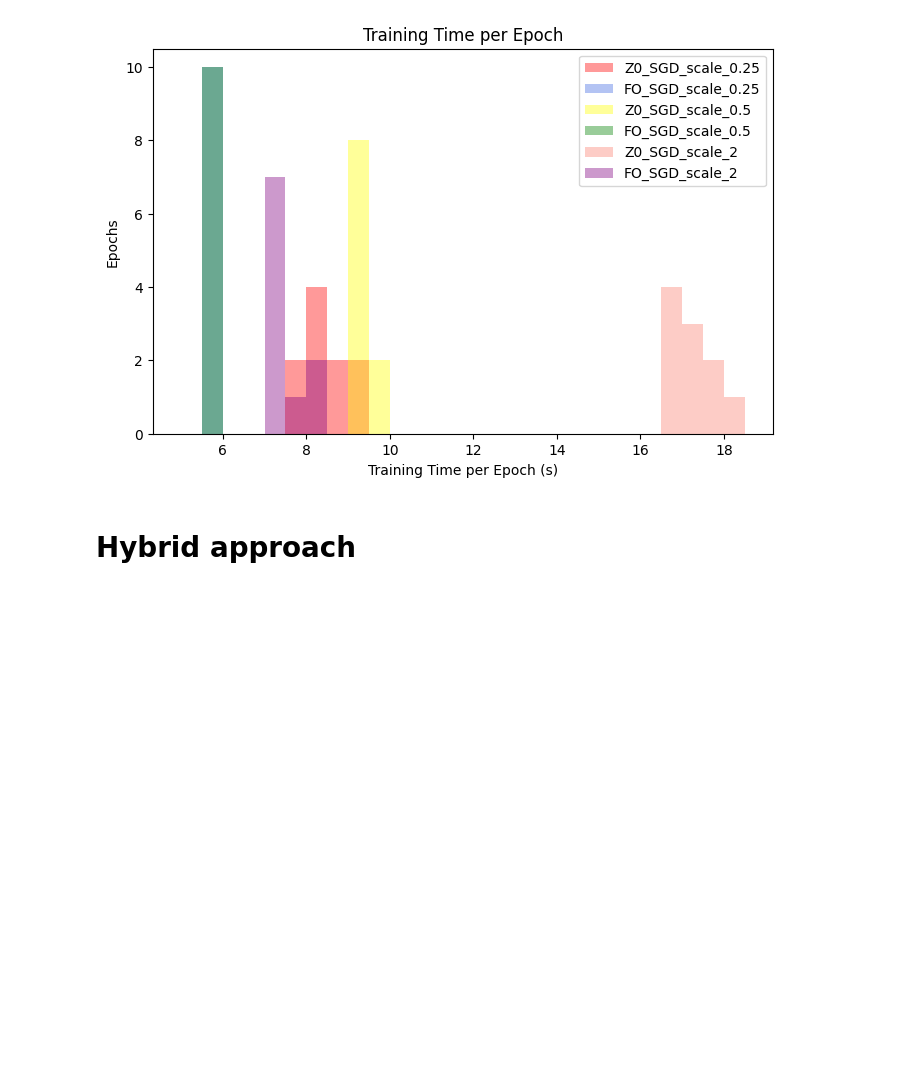
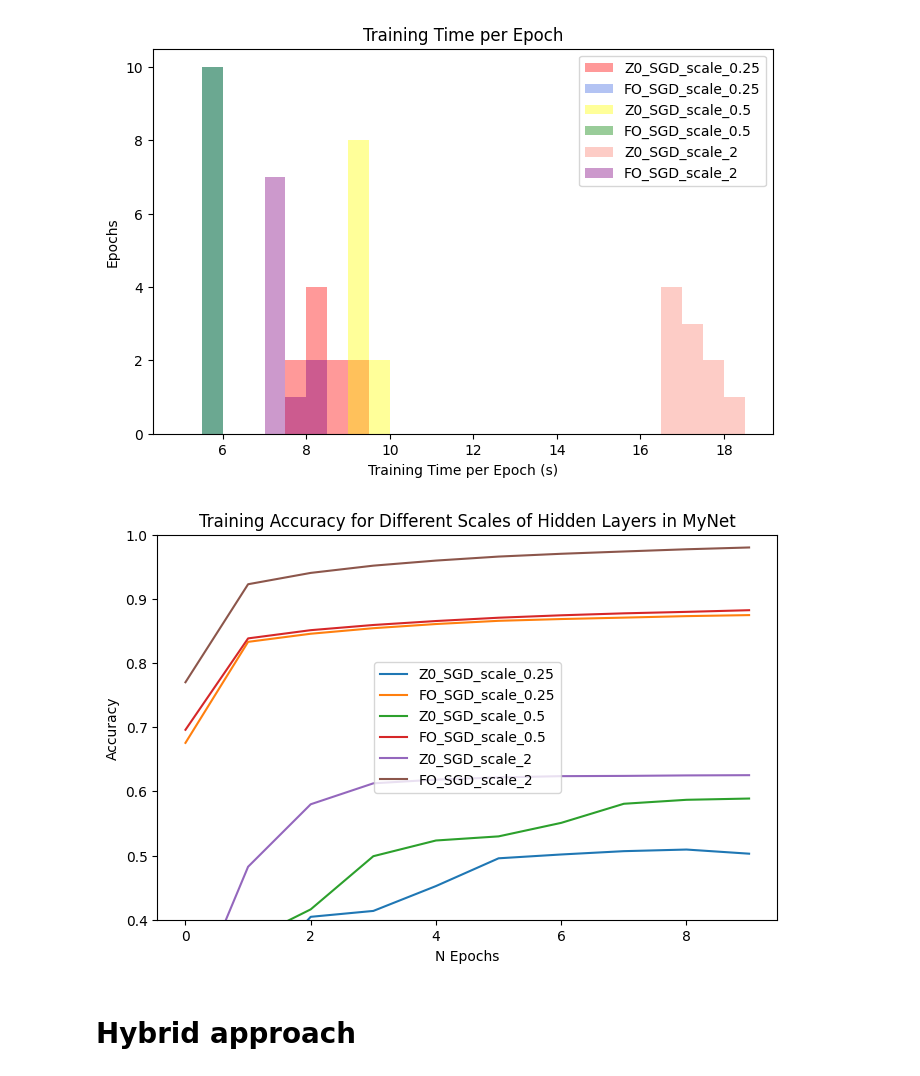
Before and after one commit to Ivonne320/ZO-SGD_vs_FO-SGD, a Jupyter notebook: data_analysis.ipynb, the cells around one changed output. Drawn from its saved outputs; the diff is of its cells as text; code cells hidden in the pictures; blank space fills up the shorter version.

Commit message:
Add figure 7 to data_analysis

```diff
--- a/data_analysis.ipynb
+++ b/data_analysis.ipynb
@@ -331,7 +331,7 @@ def visualize_accuracy(names, metrics, title, save):
                np.arange(0, len(metric["train_acc"]), 2))
     plt.ylabel("Accuracy")
     plt.xlabel("N Epochs")
-    plt.ylim(0.9, 1)
+    plt.ylim(0.4, 1)
     plt.legend()
     plt.savefig(f"{save}.png")
     plt.show()
@@ -355,6 +355,11 @@ metric_list = [pd.read_csv(f"conv_scale_hybrid/results/{file}.csv") for file in
 visualize_time(name_list, metric_list)
 # %% [output]
 [figure]
+# %%
+visualize_accuracy(name_list, metric_list,
+        "Training Accuracy for Different Scales of Hidden Layers in MyNet", "scale")
+# %% [output]
+[figure, added]
 # %% [markdown]
 # Hybrid approach
 # %%
```
